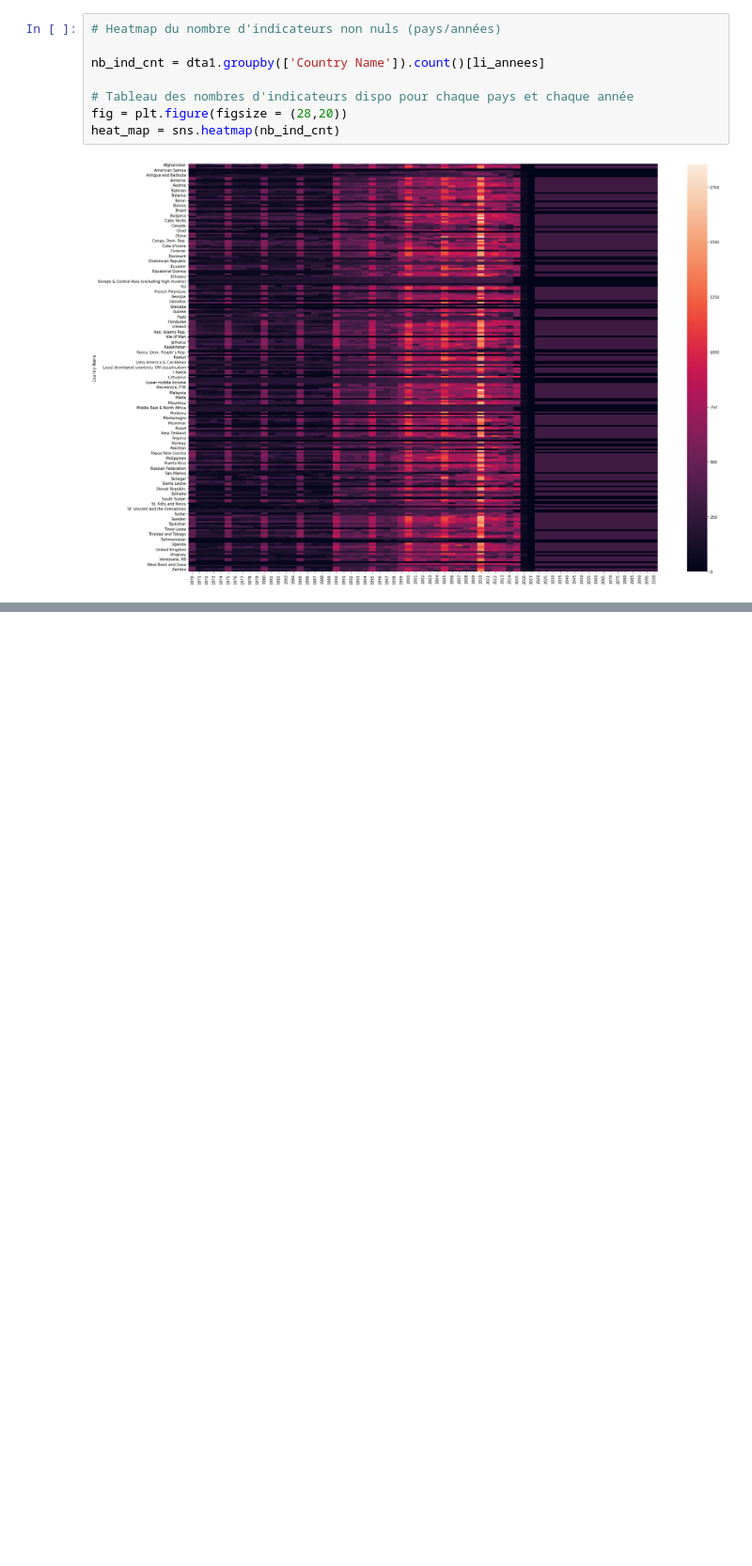
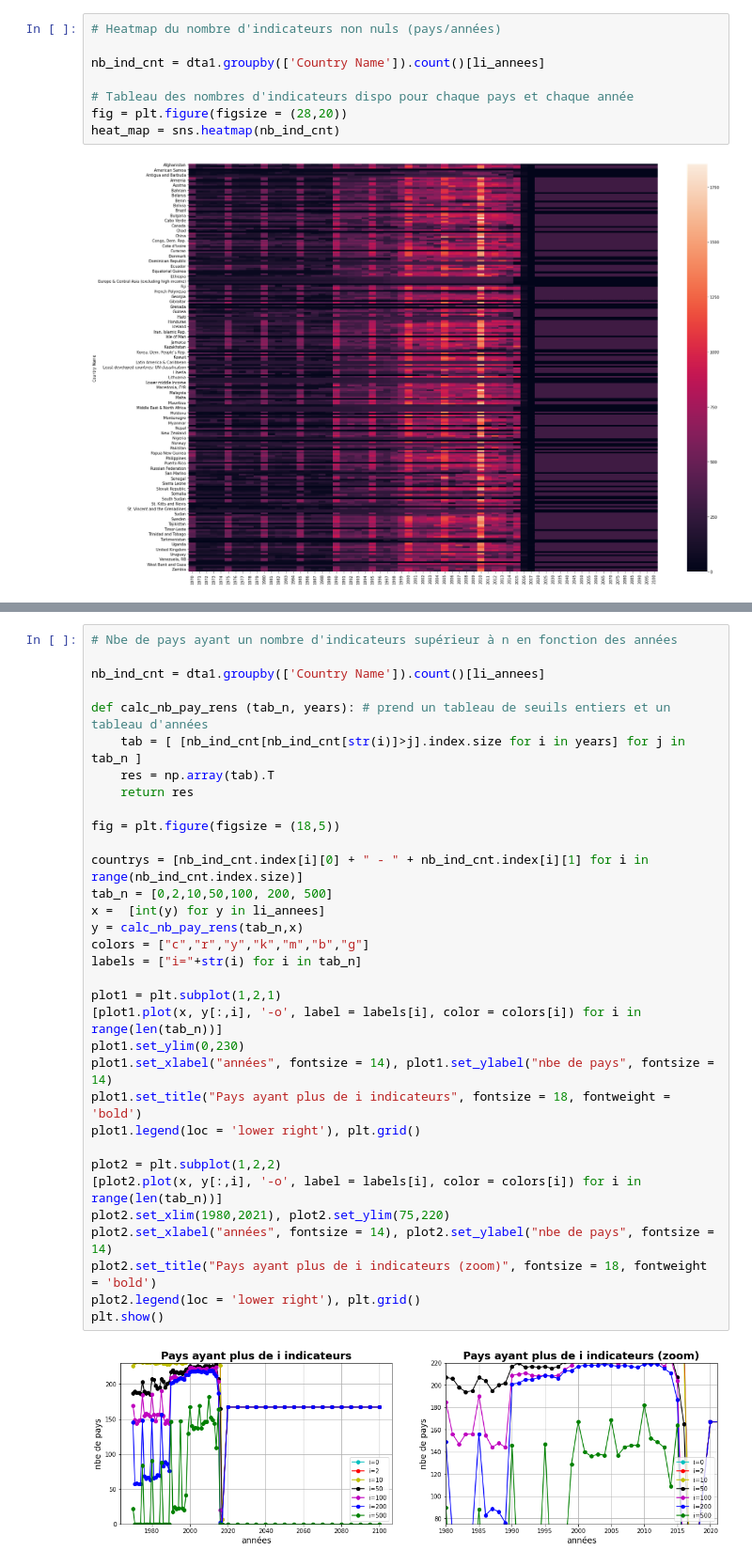
Before and after one commit to hadeyema/playground-6psrqy2u, a Jupyter notebook: projet2.ipynb, the cells around one changed output, grey strips where cells are left out. Shown at 94% size. Drawn from its saved outputs; the diff is of its cells as text; blank space fills up the shorter version.

```diff
--- a/projet2.ipynb
+++ b/projet2.ipynb
@@ -634,0 +698,35 @@ heat_map = sns.heatmap(nb_ind_cnt)
+# %%
+# Nbe de pays ayant un nombre d'indicateurs supérieur à n en fonction des années
+
+nb_ind_cnt = dta1.groupby(['Country Name']).count()[li_annees]
+
+def calc_nb_pay_rens (tab_n, years): # prend un tableau de seuils entiers et un tableau d'années
+    tab = [ [nb_ind_cnt[nb_ind_cnt[str(i)]>j].index.size for i in years] for j in tab_n ]
+    res = np.array(tab).T
+    return res
+
+fig = plt.figure(figsize = (18,5))
+
+countrys = [nb_ind_cnt.index[i][0] + " - " + nb_ind_cnt.index[i][1] for i in range(nb_ind_cnt.index.size)]
+tab_n = [0,2,10,50,100, 200, 500]
+x =  [int(y) for y in li_annees]
+y = calc_nb_pay_rens(tab_n,x)
+colors = ["c","r","y","k","m","b","g"]
+labels = ["i="+str(i) for i in tab_n]
+
+plot1 = plt.subplot(1,2,1)
+[plot1.plot(x, y[:,i], '-o', label = labels[i], color = colors[i]) for i in range(len(tab_n))]
+plot1.set_ylim(0,230)
+plot1.set_xlabel("années", fontsize = 14), plot1.set_ylabel("nbe de pays", fontsize = 14)
+plot1.set_title("Pays ayant plus de i indicateurs", fontsize = 18, fontweight = 'bold')
+plot1.legend(loc = 'lower right'), plt.grid()
+
+plot2 = plt.subplot(1,2,2)
+[plot2.plot(x, y[:,i], '-o', label = labels[i], color = colors[i]) for i in range(len(tab_n))]
+plot2.set_xlim(1980,2021), plot2.set_ylim(75,220)
+plot2.set_xlabel("années", fontsize = 14), plot2.set_ylabel("nbe de pays", fontsize = 14)
+plot2.set_title("Pays ayant plus de i indicateurs (zoom)", fontsize = 18, fontweight = 'bold')
+plot2.legend(loc = 'lower right'), plt.grid()
+plt.show()
+# %% [output]
+[figure, added]
```
Also changed, not shown: parts of 11 cells of this notebook.
